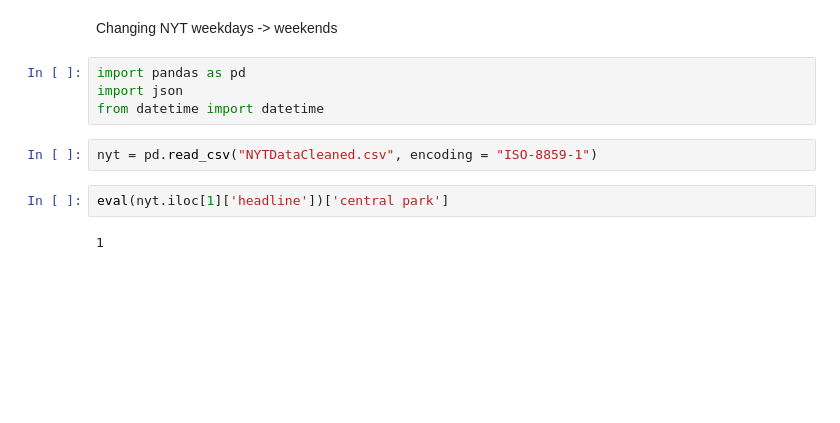
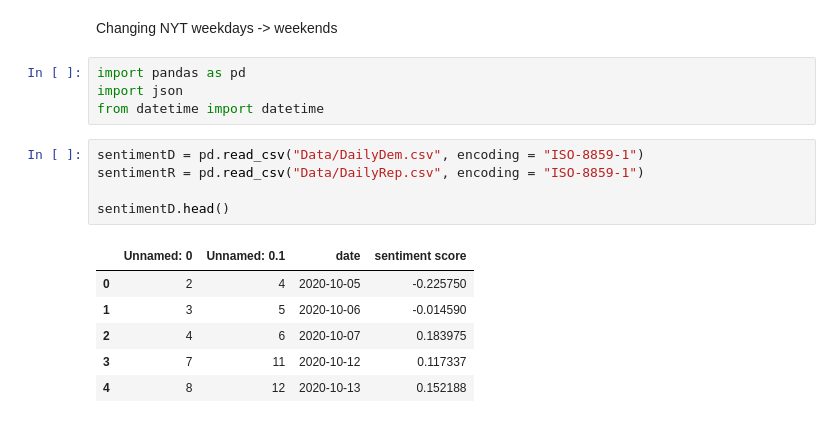
Before and after one commit to sandeepmukh/NYTvMarket, a Jupyter notebook: Remove Weekdays.ipynb, the cells around one changed output. Saved outputs shown, nothing was run; the diff lists cells and outputs as text; blank space fills up the shorter version.

```diff
--- a/Remove Weekdays.ipynb
+++ b/Remove Weekdays.ipynb
@@ -5,9 +5,15 @@ import pandas as pd
 import json
 from datetime import datetime
 # %%
-nyt = pd.read_csv("NYTDataCleaned.csv", encoding = "ISO-8859-1")
+sentimentD = pd.read_csv("Data/DailyDem.csv", encoding = "ISO-8859-1")
+sentimentR = pd.read_csv("Data/DailyRep.csv", encoding = "ISO-8859-1")
+
+sentimentD.head()
+# %% [output]
+|  | Unnamed: 0 | Unnamed: 0.1 | date | sentiment score |
+| 0 | 2 | 4 | 2020-10-05 | -0.225750 |
+| 1 | 3 | 5 | 2020-10-06 | -0.014590 |
+| 2 | 4 | 6 | 2020-10-07 | 0.183975 |
+| 3 | 7 | 11 | 2020-10-12 | 0.117337 |
+| 4 | 8 | 12 | 2020-10-13 | 0.152188 |
-# %%
-eval(nyt.iloc[1]['headline'])['central park']
-# %% [output]
-1
 # %%
```
Also changed, not shown: parts of 8 cells of this notebook, 4 other files.
